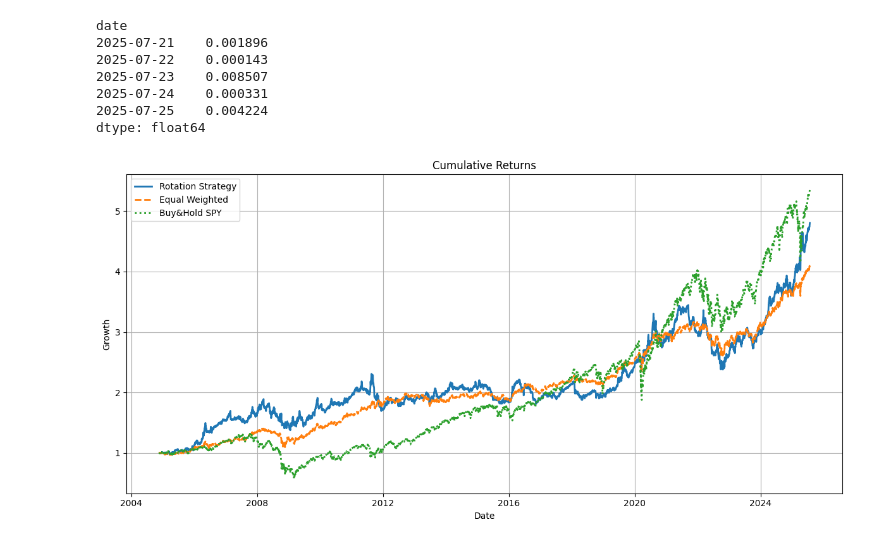
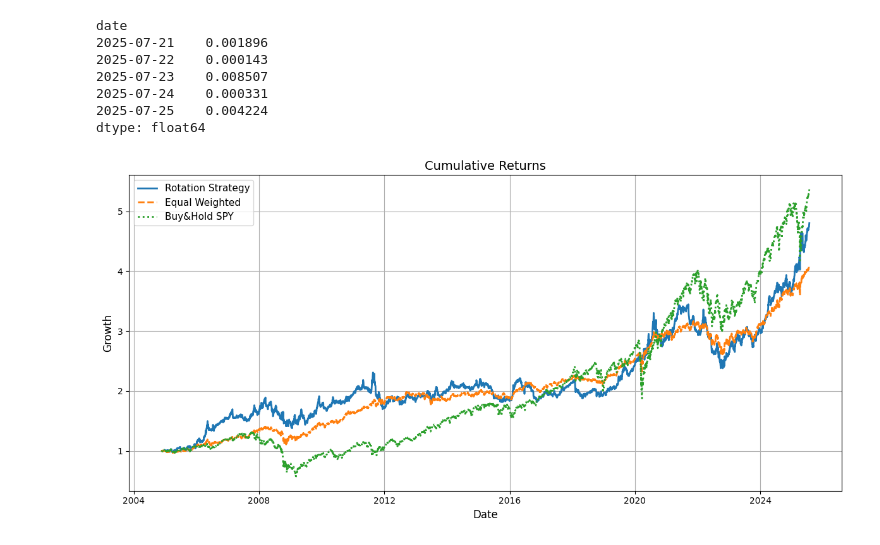
Before and after one commit to meo1800/Macro-Asset-Rotator, a Jupyter notebook: notebooks/asset_rotation_strategy.ipynb, the cells around one changed output. Saved outputs shown, nothing was run; the diff lists cells and outputs as text; code cells hidden in the pictures.

Commit message:
fix: standardized plot parameters

```diff
--- a/notebooks/asset_rotation_strategy.ipynb
+++ b/notebooks/asset_rotation_strategy.ipynb
@@ -101,17 +101,26 @@ cum_spy = (1 + daily_returns["SPY"]).cumprod()
 equal_returns = daily_returns[["SPY", "IEF", "GLD"]].mean(axis = 1)
 cum_equal = (1 + equal_returns).cumprod()
 # %%
+# Standardized plot configuration
+plt.rcParams.update({
+    "lines.linewidth": 2,
+    "axes.grid": True,
+    "figure.figsize": (12, 6),
+    "axes.titlesize": 14,
+    "axes.labelsize": 12,
+    "legend.fontsize": 11
+})
+
 # Plotting Cum Returns of the three strategies
 plt.figure(figsize = (12,6))
-plt.plot(cum_strategy, label = "Rotation Strategy", linewidth = 2)
-plt.plot(cum_equal, label = "Equal Weighted", linestyle = "--", linewidth = 2)
-plt.plot(cum_spy, label = "Buy&Hold SPY", linestyle = ":", linewidth = 2)
+plt.plot(cum_strategy, label = "Rotation Strategy")
+plt.plot(cum_equal, label = "Equal Weighted", linestyle = "--")
+plt.plot(cum_spy, label = "Buy&Hold SPY", linestyle = ":")
 plt.title("Cumulative Returns")
 plt.xlabel("Date")
 plt.ylabel("Growth")
 plt.legend()
-plt.grid(True)
 plt.tight_layout()
 plt.show()
 # %% [output]
-[figure, old version]
+[figure, new version]
```
